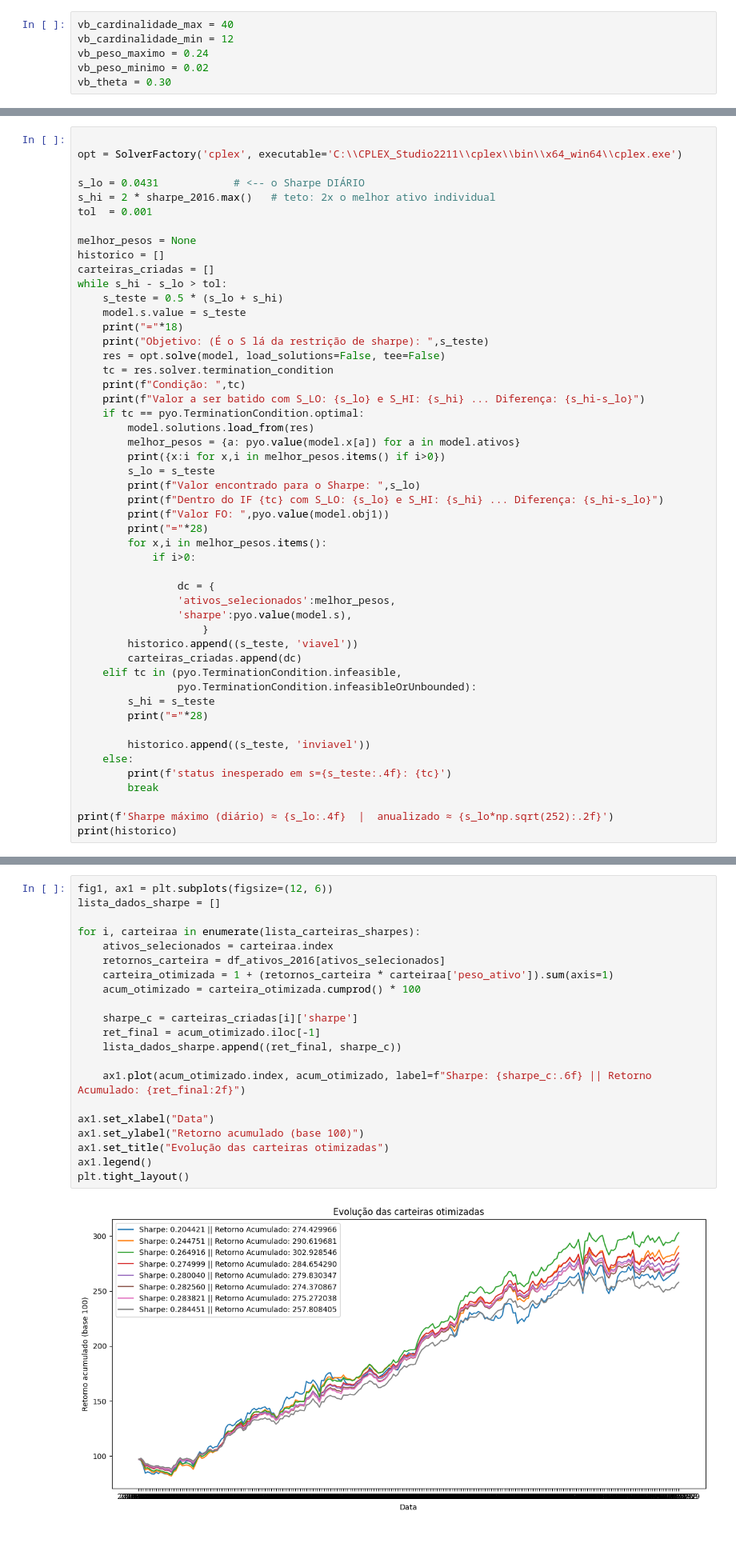
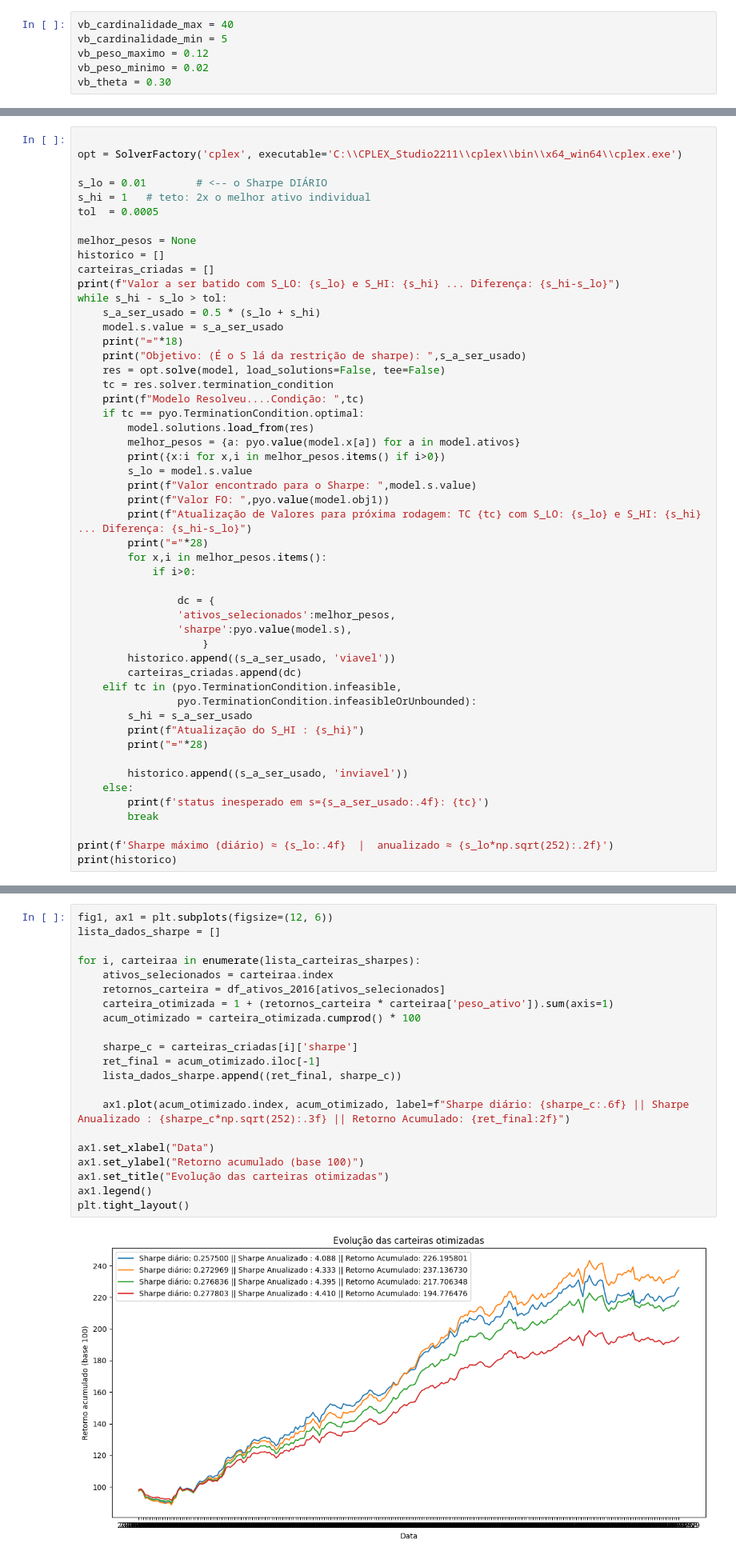
Before and after one commit to JoaoNogaroli/mestrado, a Jupyter notebook: Disciplina-atellier/aula 29-06-2026/app 2016_sharpe.ipynb, the cells around one changed output, grey strips where cells are left out. Shown at 80% size. Saved outputs shown, nothing was run; the diff lists cells and outputs as text.

```diff
--- a/Disciplina-atellier/aula 29-06-2026/app 2016_sharpe.ipynb
+++ b/Disciplina-atellier/aula 29-06-2026/app 2016_sharpe.ipynb
@@ -283,8 +298,8 @@ df_scores.iloc[0,0]
 0.5948621071274975
 # %%
 vb_cardinalidade_max = 40
-vb_cardinalidade_min = 12
-vb_peso_maximo = 0.24
+vb_cardinalidade_min = 5
+vb_peso_maximo = 0.12
 vb_peso_minimo = 0.02
 vb_theta = 0.30
 # %% [markdown]
@@ -431,30 +410,30 @@ model.const_cardinalidade_total_min = pyo.Constraint(rule=cardinalidade_min)
 
 opt = SolverFactory('cplex', executable='C:\\CPLEX_Studio2211\\cplex\\bin\\x64_win64\\cplex.exe')
 
-s_lo = 0.0431            # <-- o Sharpe DIÁRIO
-s_hi = 2 * sharpe_2016.max()   # teto: 2x o melhor ativo individual
-tol  = 0.001
+s_lo = 0.01        # <-- o Sharpe DIÁRIO
+s_hi = 1   # teto: 2x o melhor ativo individual
+tol  = 0.0005
 
 melhor_pesos = None
 historico = []
 carteiras_criadas = []
+print(f"Valor a ser batido com S_LO: {s_lo} e S_HI: {s_hi} ... Diferença: {s_hi-s_lo}")
 while s_hi - s_lo > tol:
-    s_teste = 0.5 * (s_lo + s_hi)
-    model.s.value = s_teste
+    s_a_ser_usado = 0.5 * (s_lo + s_hi)
+    model.s.value = s_a_ser_usado
     print("="*18)
-    print("Objetivo: (É o S lá da restrição de sharpe): ",s_teste)
+    print("Objetivo: (É o S lá da restrição de sharpe): ",s_a_ser_usado)
     res = opt.solve(model, load_solutions=False, tee=False)
     tc = res.solver.termination_condition
-    print(f"Condição: ",tc)
-    print(f"Valor a ser batido com S_LO: {s_lo} e S_HI: {s_hi} ... Diferença: {s_hi-s_lo}")
+    print(f"Modelo Resolveu....Condição: ",tc)
     if tc == pyo.TerminationCondition.optimal:
         model.solutions.load_from(res)
         melhor_pesos = {a: pyo.value(model.x[a]) for a in model.ativos}
         print({x:i for x,i in melhor_pesos.items() if i>0})
-        s_lo = s_teste
-        print(f"Valor encontrado para o Sharpe: ",s_lo)
-        print(f"Dentro do IF {tc} com S_LO: {s_lo} e S_HI: {s_hi} ... Diferença: {s_hi-s_lo}")
+        s_lo = model.s.value
+        print(f"Valor encontrado para o Sharpe: ",model.s.value)
         print(f"Valor FO: ",pyo.value(model.obj1))
+        print(f"Atualização de Valores para próxima rodagem: TC {tc} com S_LO: {s_lo} e S_HI: {s_hi} ... Diferença: {s_hi-s_lo}")
         print("="*28)
         for x,i in melhor_pesos.items():
             if i>0:
@@ -463,16 +442,17 @@ while s_hi - s_lo > tol:
                 'ativos_selecionados':melhor_pesos,
                 'sharpe':pyo.value(model.s),
                     }
-        historico.append((s_teste, 'viavel'))
+        historico.append((s_a_ser_usado, 'viavel'))
         carteiras_criadas.append(dc)
     elif tc in (pyo.TerminationCondition.infeasible,
                 pyo.TerminationCondition.infeasibleOrUnbounded):
-        s_hi = s_teste
+        s_hi = s_a_ser_usado
+        print(f"Atualização do S_HI : {s_hi}")
         print("="*28)
 
-        historico.append((s_teste, 'inviavel'))
+        historico.append((s_a_ser_usado, 'inviavel'))
     else:
-        print(f'status inesperado em s={s_teste:.4f}: {tc}')
+        print(f'status inesperado em s={s_a_ser_usado:.4f}: {tc}')
         break
 
 print(f'Sharpe máximo (diário) ≈ {s_lo:.4f}  |  anualizado ≈ {s_lo*np.sqrt(252):.2f}')
@@ -806,26 +771,26 @@ lista_carteiras_sharpes
 # %%
 fig1, ax1 = plt.subplots(figsize=(12, 6))
 lista_dados_sharpe = []
 
 for i, carteiraa in enumerate(lista_carteiras_sharpes):
     ativos_selecionados = carteiraa.index
     retornos_carteira = df_ativos_2016[ativos_selecionados]
     carteira_otimizada = 1 + (retornos_carteira * carteiraa['peso_ativo']).sum(axis=1)
     acum_otimizado = carteira_otimizada.cumprod() * 100
 
     sharpe_c = carteiras_criadas[i]['sharpe']
     ret_final = acum_otimizado.iloc[-1]
     lista_dados_sharpe.append((ret_final, sharpe_c))
 
-    ax1.plot(acum_otimizado.index, acum_otimizado, label=f"Sharpe: {sharpe_c:.6f} || Retorno Acumulado: {ret_final:2f}")
+    ax1.plot(acum_otimizado.index, acum_otimizado, label=f"Sharpe diário: {sharpe_c:.6f} || Sharpe Anualizado : {sharpe_c*np.sqrt(252):.3f} || Retorno Acumulado: {ret_final:2f}")
 
 ax1.set_xlabel("Data")
 ax1.set_ylabel("Retorno acumulado (base 100)")
 ax1.set_title("Evolução das carteiras otimizadas")
 ax1.legend()
 plt.tight_layout()
 # %% [output]
-[figure, old version]
+[figure, new version]
 # %%
 retornos, sharpes = zip(*lista_dados_sharpe)
 print(sharpes)
```
Also changed, not shown: parts of 19 cells of this notebook.
